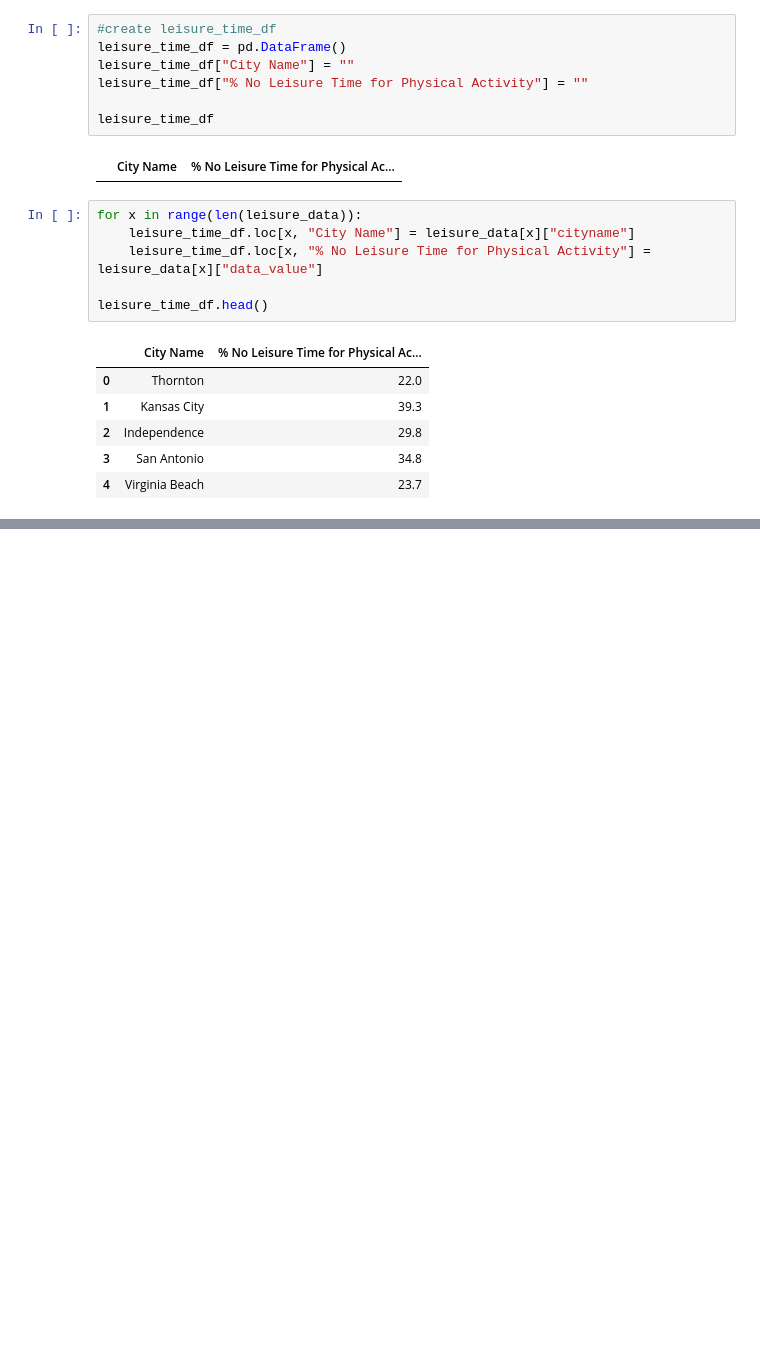
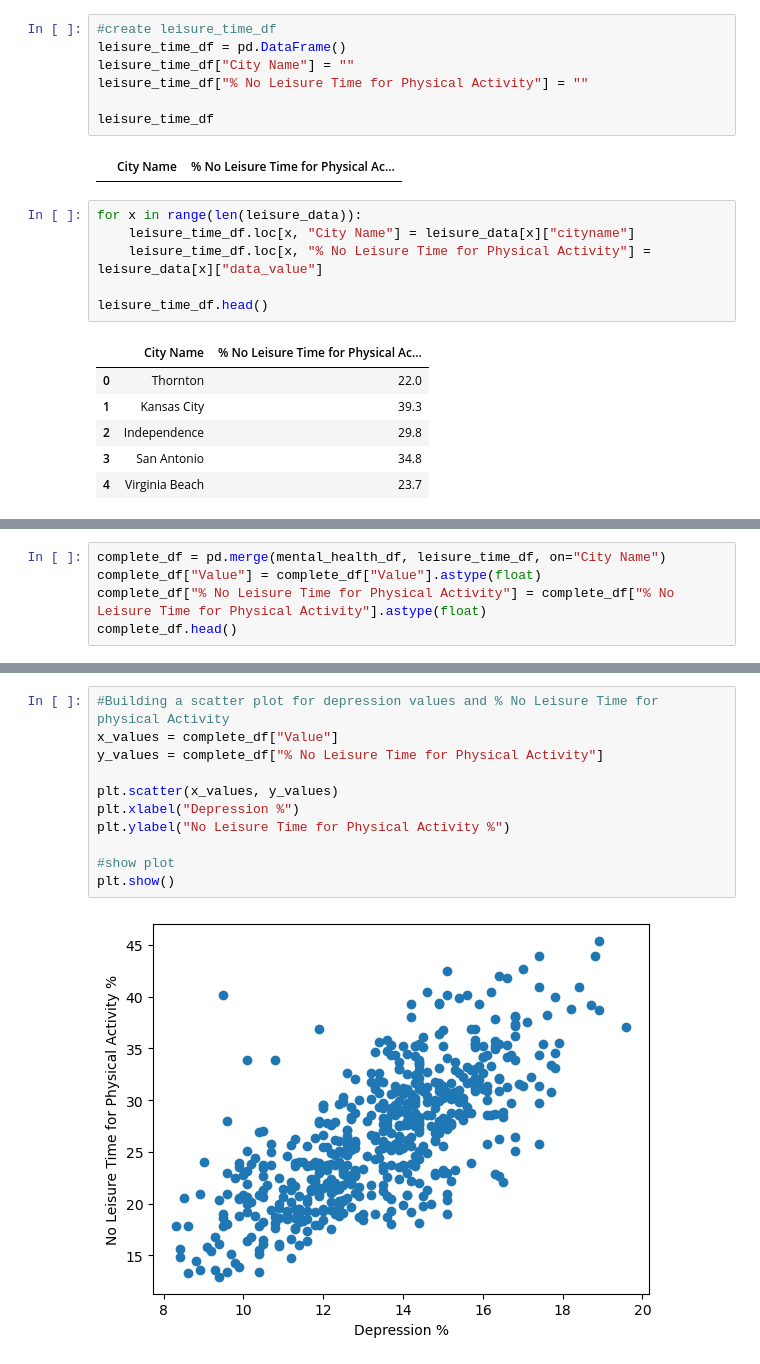
Before and after one commit to LanNguyen135/Group2, a Jupyter notebook: Esther.ipynb, the cells around one changed output, grey strips where cells are left out. Cells and saved outputs as stored; diff of their text form; blank space fills up the shorter version.

```diff
--- a/Esther.ipynb
+++ b/Esther.ipynb
@@ -119,0 +112,5 @@ depression_physical_activity_df.head()
+# %%
+complete_df = pd.merge(mental_health_df, leisure_time_df, on="City Name")
+complete_df["Value"] = complete_df["Value"].astype(float)
+complete_df["% No Leisure Time for Physical Activity"] = complete_df["% No Leisure Time for Physical Activity"].astype(float)
+complete_df.head()
@@ -119,0 +165,13 @@ depression_physical_activity_df.head()
+# %%
+#Building a scatter plot for depression values and % No Leisure Time for physical Activity
+x_values = complete_df["Value"]
+y_values = complete_df["% No Leisure Time for Physical Activity"]
+
+plt.scatter(x_values, y_values)
+plt.xlabel("Depression %")
+plt.ylabel("No Leisure Time for Physical Activity %")
+
+#show plot
+plt.show()
+# %% [output]
+[figure, added]
```
Also changed, not shown: parts of 14 cells of this notebook.
